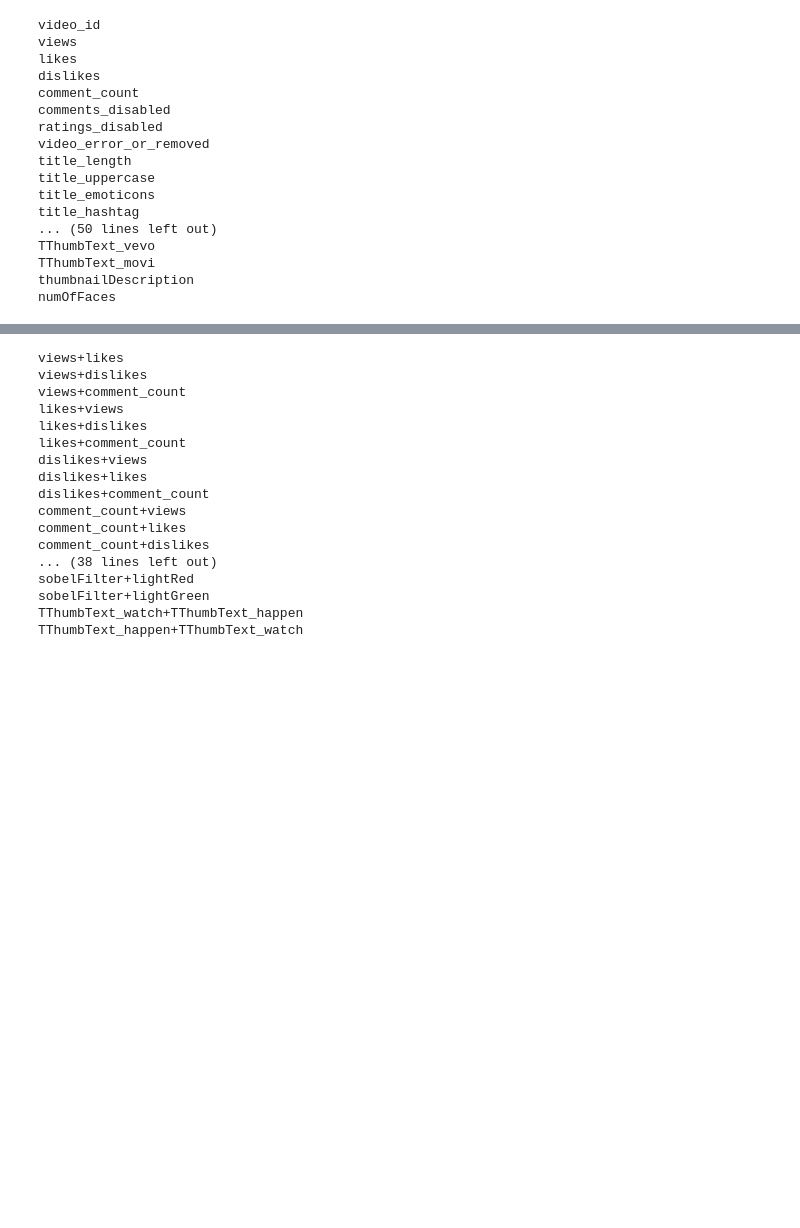
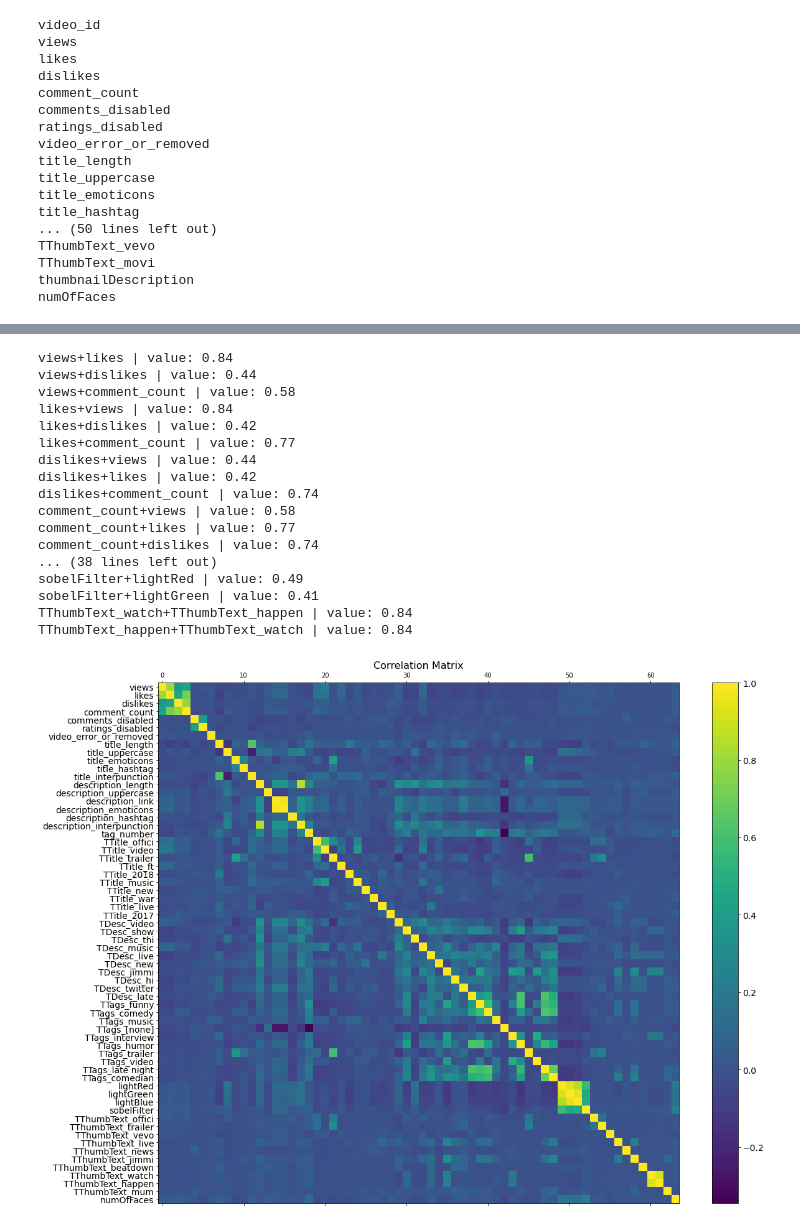
Before and after one commit to Southeaven/PED, a Jupyter notebook: ch1.ipynb, the cells around one changed output, grey strips where cells are left out. Cells and saved outputs as stored; diff of their text form; code cells hidden in the pictures; blank space fills up the shorter version.

```diff
--- a/ch1.ipynb
+++ b/ch1.ipynb
@@ -1486,26 +1503,36 @@ TThumbText_happen+TThumbText_watch
 # %%
 for i in US_Corr:
     for ii in US_Corr:
-        if (abs(US_Corr[i][ii])>0.4) and (ii!=i):
-            if US_Corr[i][ii]>0:
-                print(str(i)+"+"+str(ii))
+        if (abs(US_Corr[i][ii]) > 0.4) and (ii != i):
+            if US_Corr[i][ii] > 0:
+                print("{}+{} | value: {:.2f}".format(i, ii, US_Corr[i][ii]))
             else:
-                print(str(i)+"-"+str(ii))
+                print("{}-{} | value: {:.2f}".format(i, ii, US_Corr[i][ii]))
+
+f = plt.figure(figsize=(19, 15))
+plt.matshow(GB_Corr, fignum=f.number)
+# plt.xticks(range(df.select_dtypes(['number']).shape[1]), df.select_dtypes(['number']).columns, fontsize=14, rotation=45)
+plt.yticks(range(GB_copy.shape[1]), GB_copy.columns, fontsize=14)
+cb = plt.colorbar()
+cb.ax.tick_params(labelsize=14)
+plt.title('Correlation Matrix', fontsize=16);
+plt.show()
 # %% [output]
-views+likes
-views+dislikes
-views+comment_count
-likes+views
-likes+dislikes
-likes+comment_count
-dislikes+views
-dislikes+likes
-dislikes+comment_count
-comment_count+views
-comment_count+likes
-comment_count+dislikes
+views+likes | value: 0.84
+views+dislikes | value: 0.44
+views+comment_count | value: 0.58
+likes+views | value: 0.84
+likes+dislikes | value: 0.42
+likes+comment_count | value: 0.77
+dislikes+views | value: 0.44
+dislikes+likes | value: 0.42
+dislikes+comment_count | value: 0.74
+comment_count+views | value: 0.58
+comment_count+likes | value: 0.77
+comment_count+dislikes | value: 0.74
 ... (38 lines left out)
-sobelFilter+lightRed
-sobelFilter+lightGreen
-TThumbText_watch+TThumbText_happen
-TThumbText_happen+TThumbText_watch
+sobelFilter+lightRed | value: 0.49
+sobelFilter+lightGreen | value: 0.41
+TThumbText_watch+TThumbText_happen | value: 0.84
+TThumbText_happen+TThumbText_watch | value: 0.84
+[figure, added]
```
Also changed, not shown: parts of 7 cells of this notebook.
